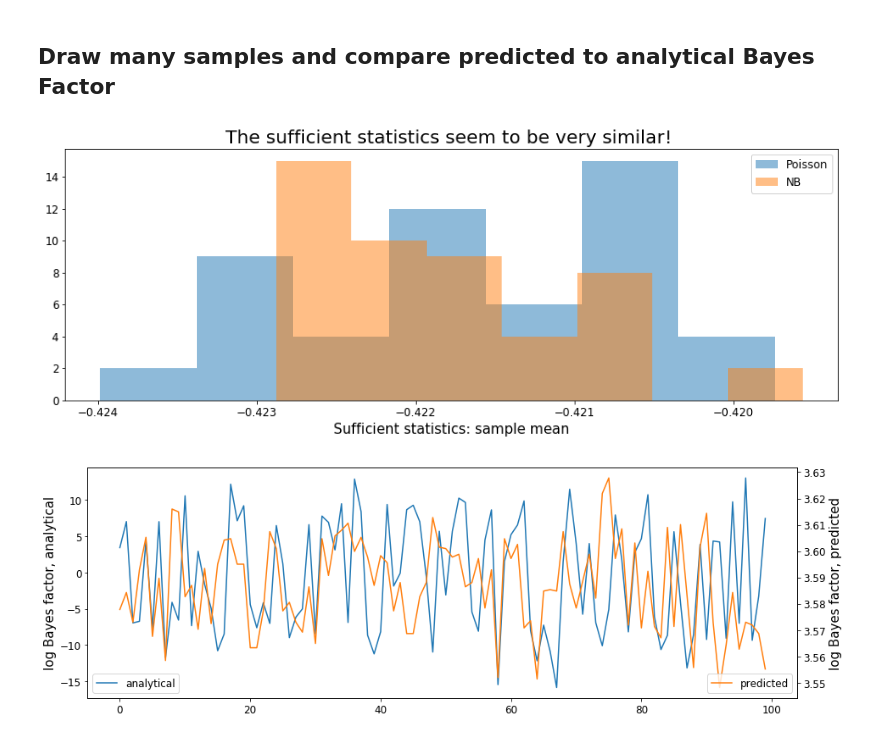
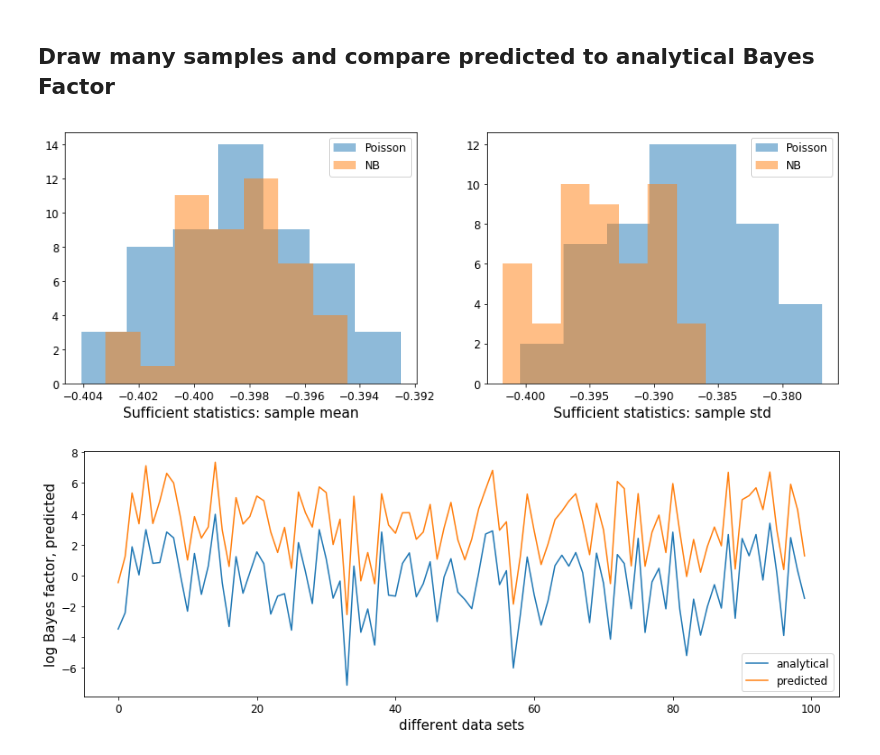
Before and after one commit to janfb/mcabc, a Jupyter notebook: ModelComparison_poisson_vs_negbin.ipynb, the cells around one changed output. Saved outputs shown, nothing was run; the diff lists cells and outputs as text; code cells hidden in the pictures.

Commit message:
add std as additional summary stat for NB vs. Poi

```diff
--- a/ModelComparison_poisson_vs_negbin.ipynb
+++ b/ModelComparison_poisson_vs_negbin.ipynb
@@ -107,7 +108,7 @@ def batch_generator(dataset, batch_size=5):
 
 class MDN_psi(nn.Module):
 
-    def __init__(self, ndim_input=1, ndim_output=2, n_hidden=5, n_components=1):
+    def __init__(self, ndim_input=2, ndim_output=2, n_hidden=5, n_components=1):
         super(MDN_psi, self).__init__()
         self.fc_in = nn.Linear(ndim_input, n_hidden)
         self.tanh = nn.Tanh()
@@ -150,8 +151,8 @@ def train_psi(X, Y, model, optim, n_epochs=500, n_minibatch=50):
 Then separate it into sets for model 1 and model 2 and train the phi networks separately.
 # %%
 # generate data
-N = 1000
-m, theta, X = generate_dataset(1000, N)
+N = 200
+m, theta, X = generate_dataset(100000, N)
 
 # normalize
 X, norm = normalize(X)
@@ -161,9 +162,10 @@ mask = np.array(m).squeeze()
 theta1, X1, = theta[mask==0], X[mask==0, :]
 theta2, X2, = theta[mask==1], X[mask==1, :]
 # %%
-model = MDN_psi(n_hidden=5)
+n_inputs = 2
+model = MDN_psi(ndim_input=n_inputs, n_hidden=5)
 optim = torch.optim.Adam(model.parameters(), lr=0.001)
 lossfun = nn.CrossEntropyLoss()
 
-model_psi, optim_psi, losses = train_psi(X, m, model, optim, n_epochs=400, n_minibatch=100)
+model_psi, optim_psi, losses = train_psi(X, m, model, optim, n_epochs=500, n_minibatch=500)
 # %% [output]
@@ -238,7 +241,7 @@ for i in range(100):
         plt.hist(samples, bins='auto', alpha=.5)
 
     # apply model for prediction
-    stats_o = calculate_stats(samples).reshape(1, 1)
+    stats_o = np.array(calculate_stats(samples)).reshape(1, n_inputs)
     stats_o, norm = normalize(stats_o, norm)
 
     stats.append(stats_o)
@@ -266,30 +269,35 @@ for i in range(100):
 
 mi_true = np.array(model_indices)
 mi_pred = np.array(pred_mi)
-mi_ana = (np.sign(bf_true) + 1) * 0.5
+mi_ana = (np.array(bf_true) > 0) == 1
 stats = np.array(stats).squeeze()
 # %%
 plt.title('The sufficient statistics seem to be very similar! ')
-plt.hist(stats[mi_true.astype(int)==0], bins='auto', label='Poisson', alpha=.5)
-plt.hist(stats[mi_true.astype(int)==1], bins='auto', label='NB', alpha=.5)
+plt.subplot(121)
+plt.hist(stats[mi_true.astype(int)==0, 0], bins='auto', label='Poisson', alpha=.5)
+plt.hist(stats[mi_true.astype(int)==1, 0], bins='auto', label='NB', alpha=.5)
 plt.xlabel('Sufficient statistics: sample mean')
 plt.legend();
+
+plt.subplot(122)
+plt.hist(stats[mi_true.astype(int)==0, 1], bins='auto', label='Poisson', alpha=.5)
+plt.hist(stats[mi_true.astype(int)==1, 1], bins='auto', label='NB', alpha=.5)
+plt.xlabel('Sufficient statistics: sample std')
+plt.legend();
 # %% [output]
-[figure, old version]
+[figure, new version]
 # %%
 plt.figure(figsize=(15, 5))
 plt.plot(bf_true, label='analytical', color='C0')
 plt.ylabel('log Bayes factor, analytical')
-plt.legend(loc=3)
 
-plt.twinx()
 plt.plot(bf_predicted, label='predicted', color='C1')
 plt.ylabel('log Bayes factor, predicted')
 plt.xlabel('different data sets')
 
 plt.legend(loc=4);
 # %% [output]
-[figure, old version]
+[figure, new version]
 # %%
 plt.figure(figsize=(15, 5))
 plt.plot(mi_true, 'o-', label='correct model', alpha=1., markersize=7, lw=3)
```
Also changed, not shown: parts of 5 cells of this notebook.
